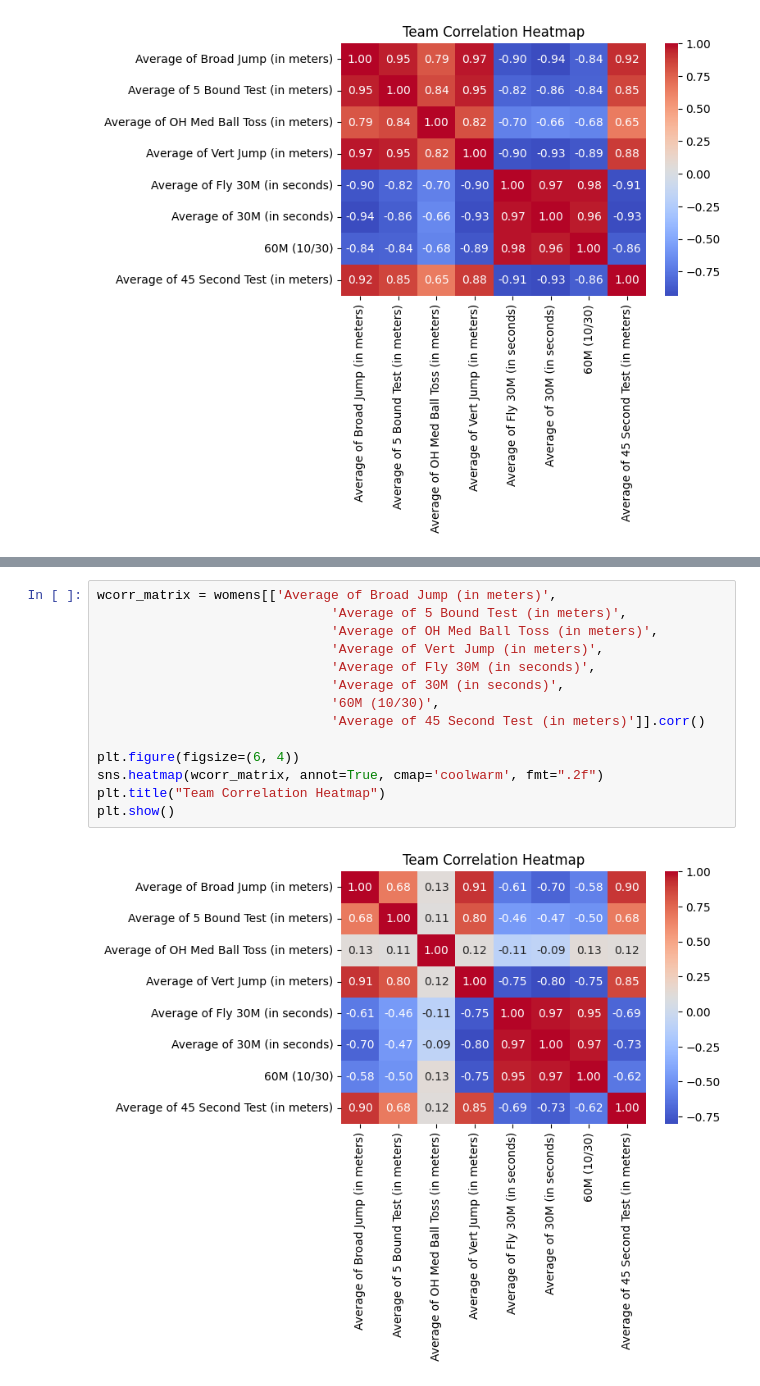
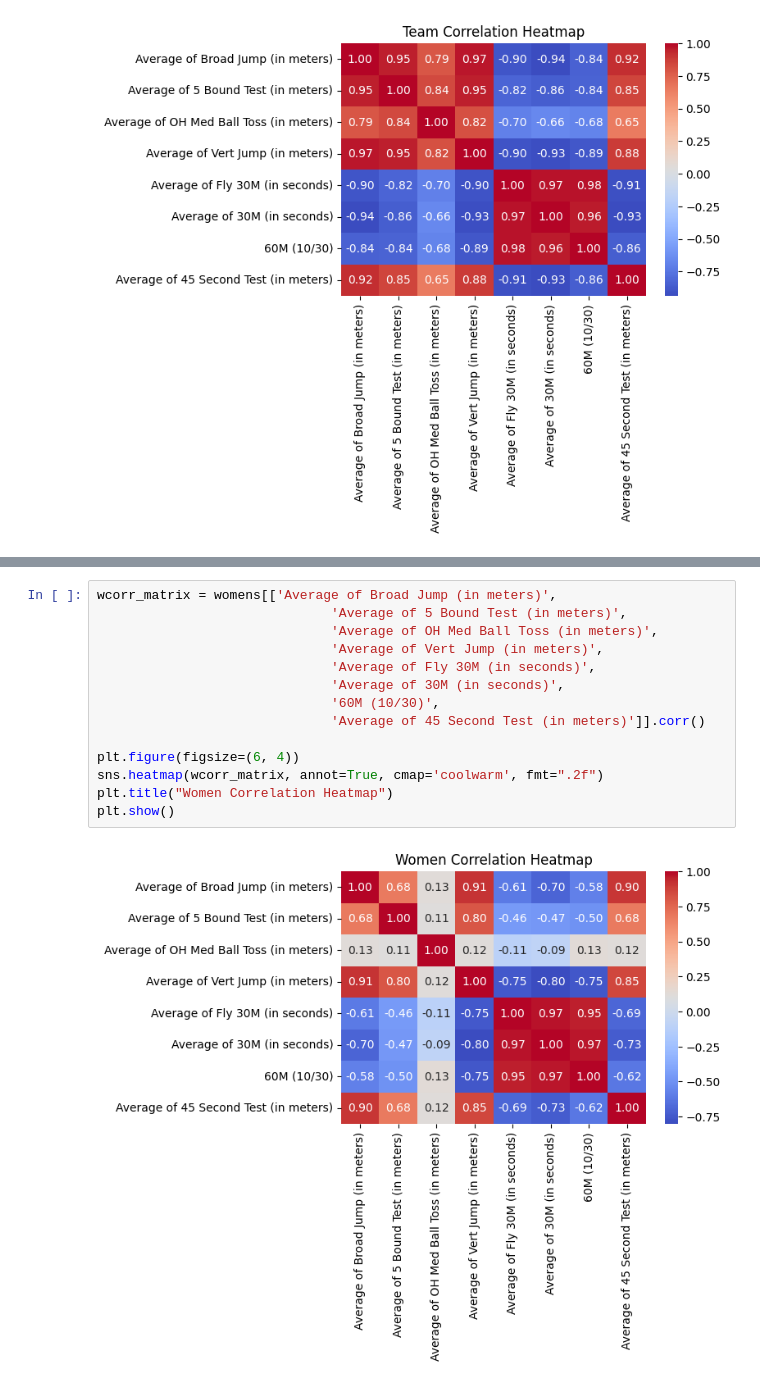
Before and after one commit to vtrackstar/Google-DA-Projects, a Jupyter notebook: ctnf-test-data.ipynb, the cells around one changed output, grey strips where cells are left out. Saved outputs shown, nothing was run; the diff lists cells and outputs as text.

```diff
--- a/ctnf-test-data.ipynb
+++ b/ctnf-test-data.ipynb
@@ -139,16 +139,16 @@ womens[['Name', 'Average of Broad Jump (in meters)',
 # %%
 wcorr_matrix = womens[['Average of Broad Jump (in meters)',
                               'Average of 5 Bound Test (in meters)',
                               'Average of OH Med Ball Toss (in meters)',
                               'Average of Vert Jump (in meters)',
                               'Average of Fly 30M (in seconds)',
                               'Average of 30M (in seconds)',
                               '60M (10/30)',
                               'Average of 45 Second Test (in meters)']].corr()
 
 plt.figure(figsize=(6, 4))
 sns.heatmap(wcorr_matrix, annot=True, cmap='coolwarm', fmt=".2f")
-plt.title("Team Correlation Heatmap")
+plt.title("Women Correlation Heatmap")
 plt.show()
 # %% [output]
-[figure, old version]
+[figure, new version]
```
Also changed, not shown: parts of 2 cells of this notebook.
